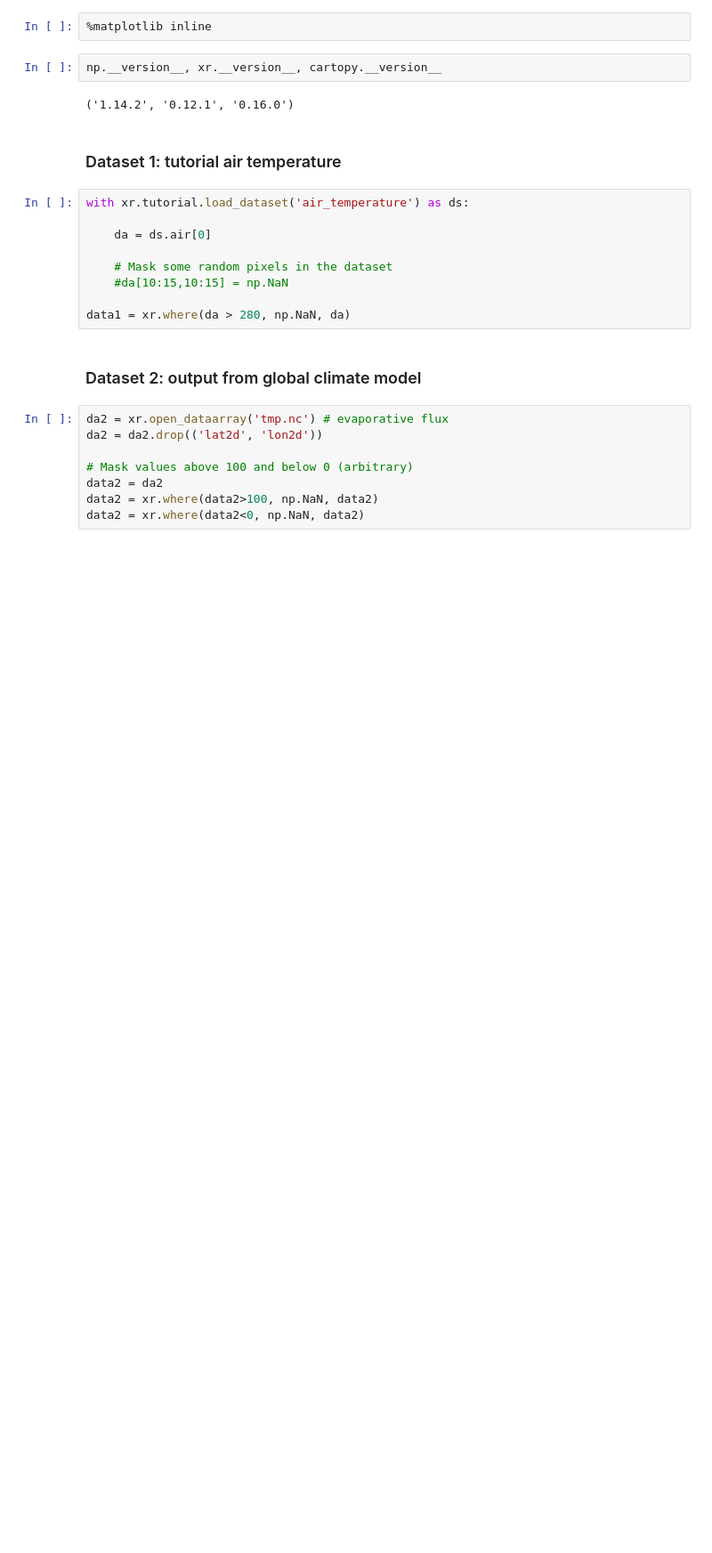
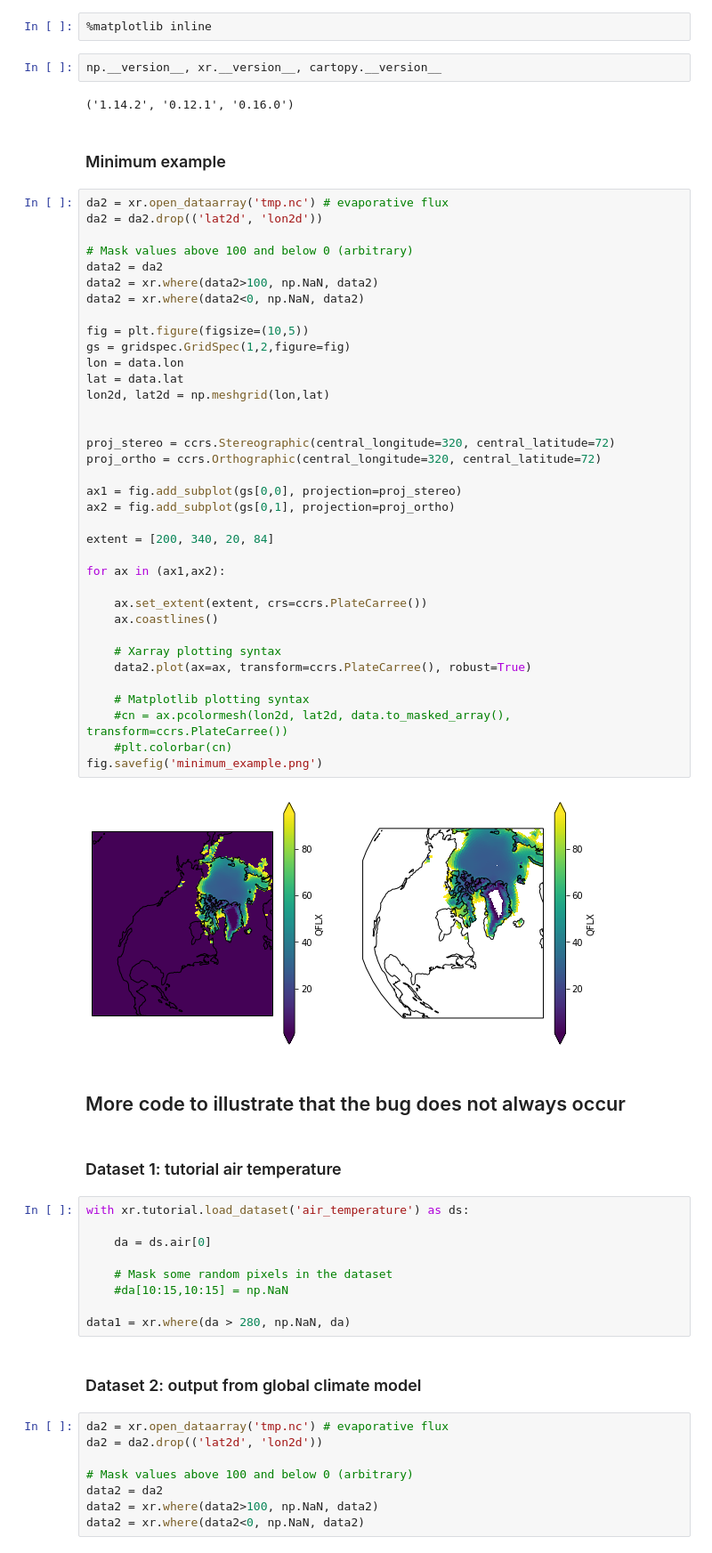
Before and after one commit to lvankampenhout/bug-reports, a Jupyter notebook: cartopy-MVs-stereo/notebook.ipynb, the cells around one changed output. Shown: that part at 89% size. Saved outputs shown, nothing was run; the diff lists cells and outputs as text; blank space fills up the shorter version.

Commit message:
minimum example

```diff
--- a/cartopy-MVs-stereo/notebook.ipynb
+++ b/cartopy-MVs-stereo/notebook.ipynb
@@ -11,6 +12,48 @@ import cartopy.crs as ccrs
 np.__version__, xr.__version__, cartopy.__version__
 # %% [output]
 ('1.14.2', '0.12.1', '0.16.0')
+# %% [markdown]
+### Minimum example
+# %%
+da2 = xr.open_dataarray('tmp.nc') # evaporative flux
+da2 = da2.drop(('lat2d', 'lon2d'))
+
+# Mask values above 100 and below 0 (arbitrary)
+data2 = da2
+data2 = xr.where(data2>100, np.NaN, data2)
+data2 = xr.where(data2<0, np.NaN, data2)
+
+fig = plt.figure(figsize=(10,5))
+gs = gridspec.GridSpec(1,2,figure=fig)
+lon = data.lon
+lat = data.lat
+lon2d, lat2d = np.meshgrid(lon,lat)
+
+
+proj_stereo = ccrs.Stereographic(central_longitude=320, central_latitude=72)
+proj_ortho = ccrs.Orthographic(central_longitude=320, central_latitude=72)
+
+ax1 = fig.add_subplot(gs[0,0], projection=proj_stereo)
+ax2 = fig.add_subplot(gs[0,1], projection=proj_ortho)
+
+extent = [200, 340, 20, 84]
+
+for ax in (ax1,ax2):
+
+    ax.set_extent(extent, crs=ccrs.PlateCarree())
+    ax.coastlines()
+
+    # Xarray plotting syntax
+    data2.plot(ax=ax, transform=ccrs.PlateCarree(), robust=True)
+
+    # Matplotlib plotting syntax
+    #cn = ax.pcolormesh(lon2d, lat2d, data.to_masked_array(), transform=ccrs.PlateCarree())
+    #plt.colorbar(cn)
+fig.savefig('minimum_example.png')
+# %% [output]
+[figure, added]
+# %% [markdown]
+## More code to illustrate that the bug does not always occur
 # %% [markdown]
 ### Dataset 1: tutorial air temperature
 # %%
```
Also changed, not shown: parts of 2 cells of this notebook.
